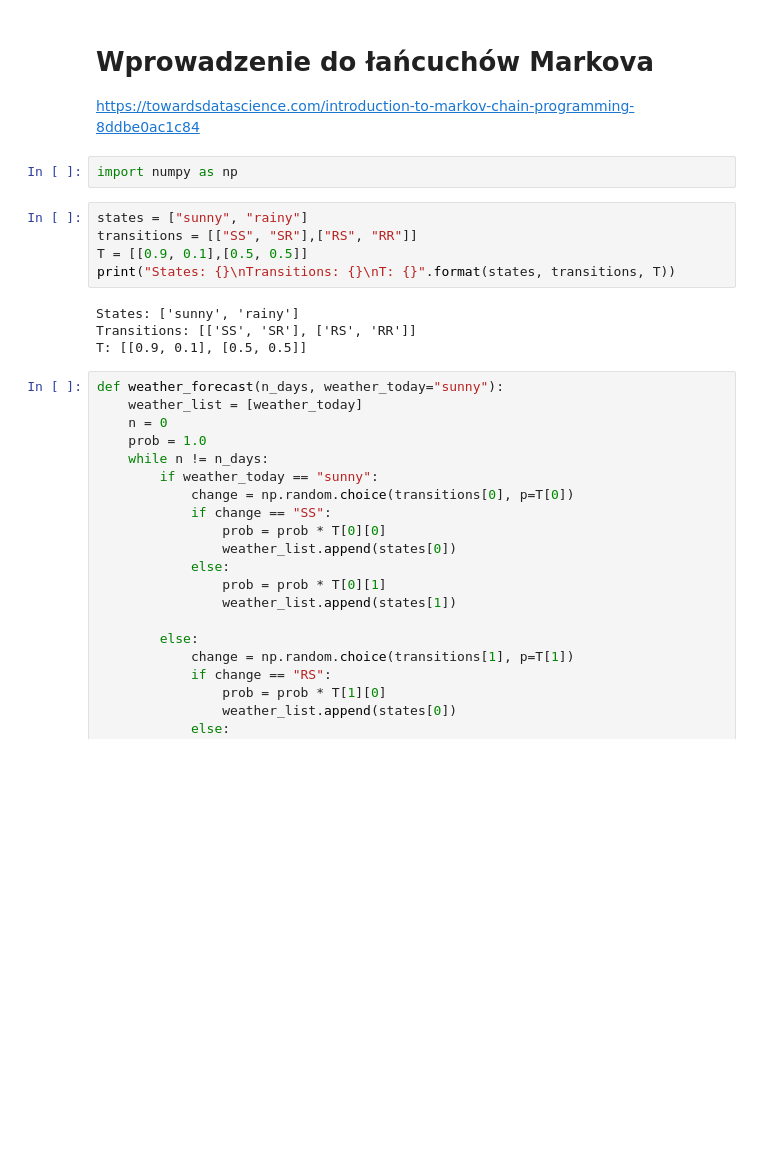
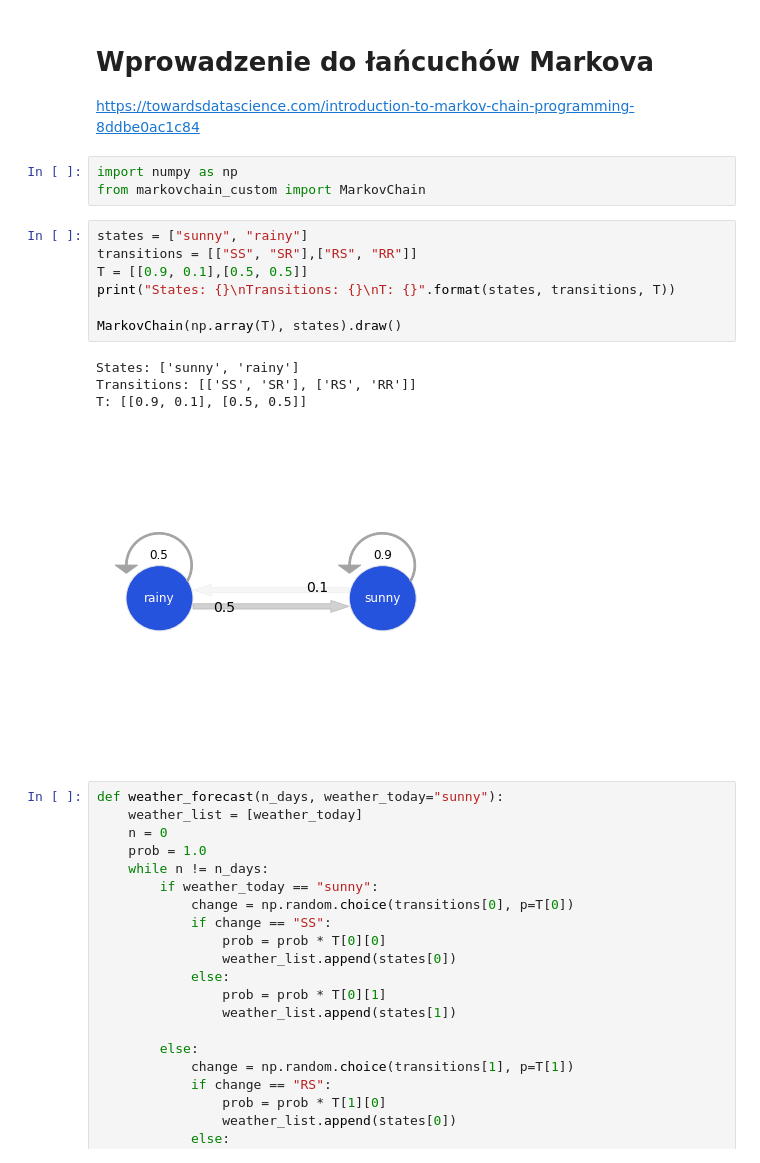
Before and after one commit to Naunn/Deep-Learning, a Jupyter notebook: MarkovChain.ipynb, the cells around one changed output. Drawn from its saved outputs; the diff is of its cells as text; blank space fills up the shorter version.

Commit message:
Dodanie wizualizacji łańcuchów markova

```diff
--- a/MarkovChain.ipynb
+++ b/MarkovChain.ipynb
@@ -4,15 +4,19 @@
 https://towardsdatascience.com/introduction-to-markov-chain-programming-8ddbe0ac1c84
 # %%
 import numpy as np
+from markovchain_custom import MarkovChain
 # %%
 states = ["sunny", "rainy"]
 transitions = [["SS", "SR"],["RS", "RR"]]
 T = [[0.9, 0.1],[0.5, 0.5]]
 print("States: {}\nTransitions: {}\nT: {}".format(states, transitions, T))
+
+MarkovChain(np.array(T), states).draw()
 # %% [output]
 States: ['sunny', 'rainy']
 Transitions: [['SS', 'SR'], ['RS', 'RR']]
 T: [[0.9, 0.1], [0.5, 0.5]]
+[figure, added]
 # %%
 def weather_forecast(n_days, weather_today="sunny"):
     weather_list = [weather_today]
```
Also changed, not shown: parts of 5 cells of this notebook, 3 other files.
